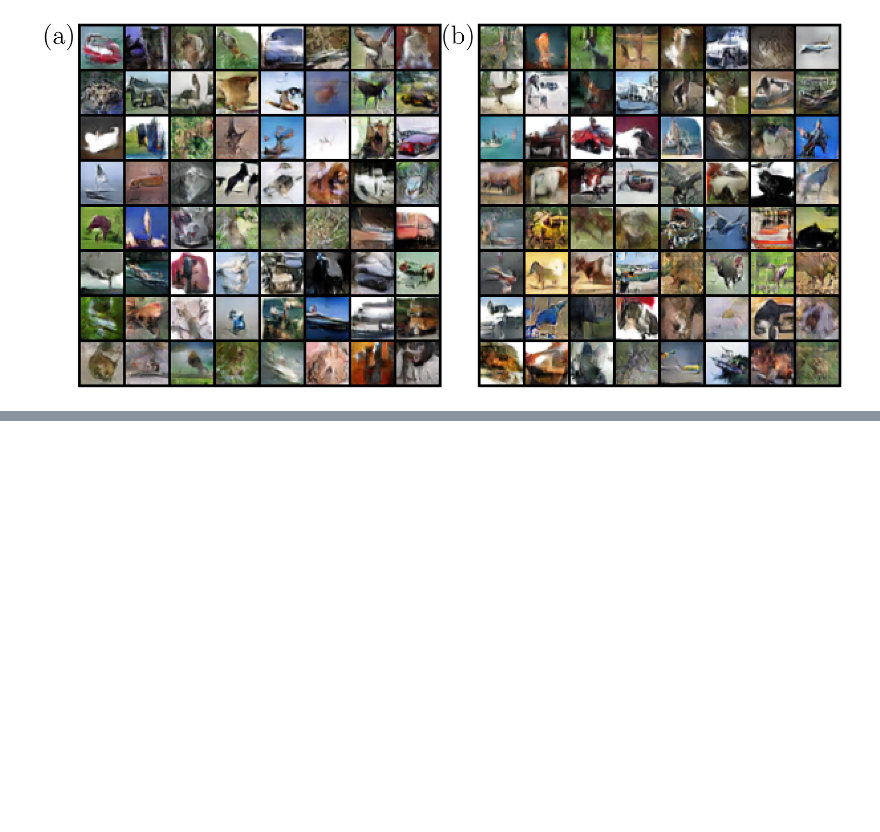
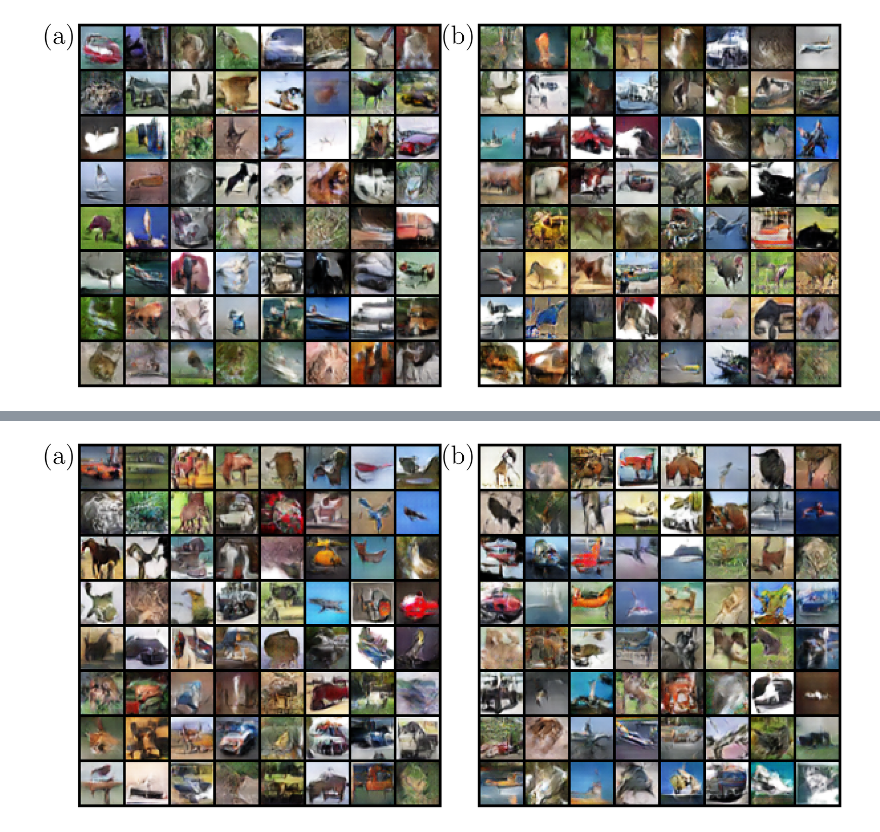
Before and after one commit to resonance-dfb/learning-noise-injection, a Jupyter notebook: Fig9 CIFAR10.ipynb, the cells around one changed output, grey strips where cells are left out. Saved outputs shown, nothing was run; the diff lists cells and outputs as text; code cells hidden in the pictures; blank space fills up the shorter version.

```diff
--- a/Fig9 CIFAR10.ipynb
+++ b/Fig9 CIFAR10.ipynb
@@ -108,0 +159,52 @@ The PostScript backend does not support transparency; partially transparent arti
+# %%
+
+
+import matplotlib.pyplot as plt
+import matplotlib.image as mpimg
+import matplotlib as mpl
+import scienceplots
+
+plt.style.use(['science', 'ieee'])
+plt.rcParams['font.serif'] = ['Times New Roman']
+mpl.rcParams['figure.dpi'] = 800
+mpl.rcParams['axes.unicode_minus'] = False
+
+img_paths = [
+    'D:/PRE2023 2025/28号初值0.8/samples_sigmoid/epoch_050.png',
+    'D:/PRE2023 2025/28号初值0.8/samples_vsig/epoch_050.png'
+]
+
+# 创建1×2的子图布局
+fig, axes = plt.subplots(1, 2, figsize=(6.2, 3))
+
+# 调整子图间距，确保图像不重合
+plt.subplots_adjust(left=0.05, right=0.95, top=0.95, bottom=0.05,
+                   wspace=0.1, hspace=0.1)
+
+labels = ['(a)', '(b)']
+
+for i, ax in enumerate(axes):
+    img = mpimg.imread(img_paths[i])
+    ax.imshow(img, extent=[0, 1, 0, 1])  # 标准化图片范围
+    ax.axis('off')
+
+    # 设置轴的边距为0
+    ax.set_xlim(0, 1)
+    ax.set_ylim(0, 1)
+    ax.margins(0)
+
+    # 添加标签到图像右上角
+    ax.text(0.0, 1.0, labels[i], transform=ax.transAxes,
+            fontsize=14, fontweight='bold', va='top', ha='right')
+
+# 注释掉进一步减少间距的代码，避免图像重合
+# for ax in axes:
+#     ax.set_position(ax.get_position().shrunk(1.02, 1.02))
+
+# 保存时使用更严格的边距控制
+#plt.savefig('D:/PRE2025/Fig8.eps', format='eps', dpi=800,
+#            bbox_inches='tight', pad_inches=0.0, facecolor='white')
+
+plt.show()
+# %% [output]
+[figure, added]
```
Also changed, not shown: parts of 2 cells of this notebook.
